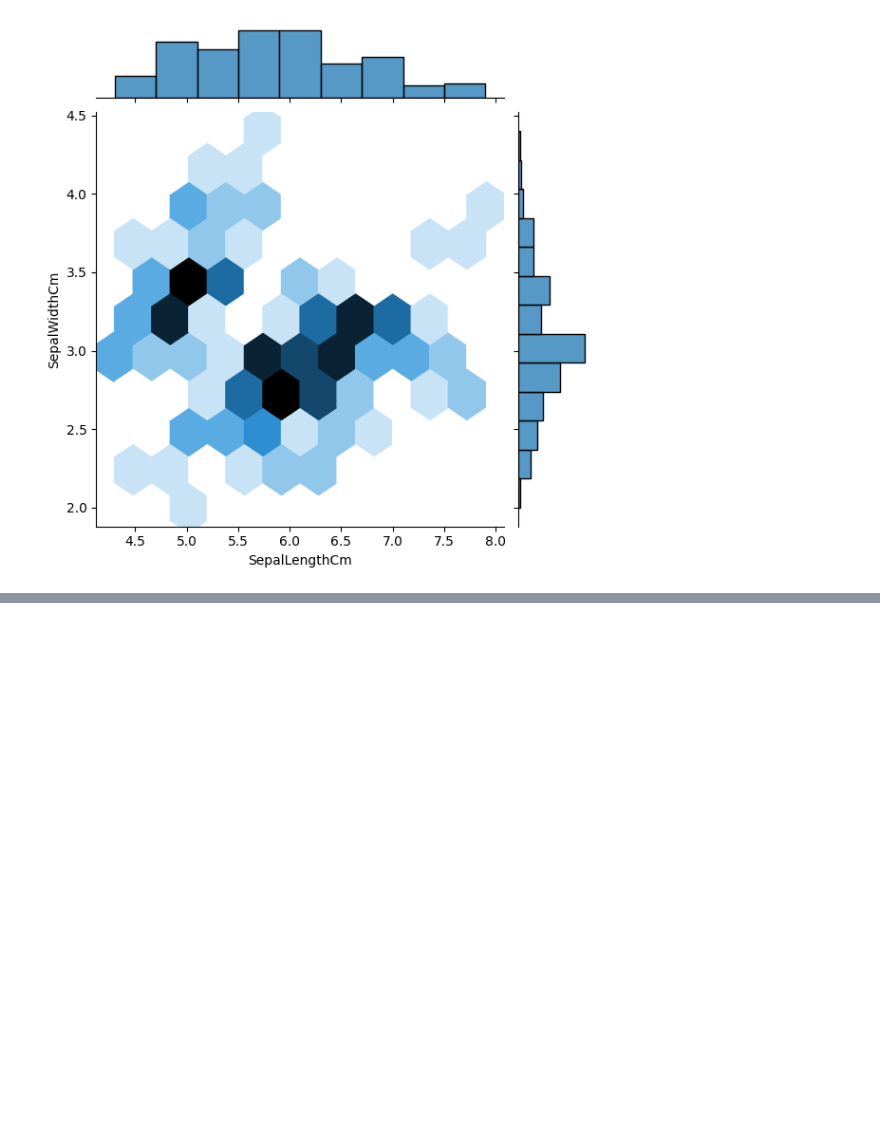
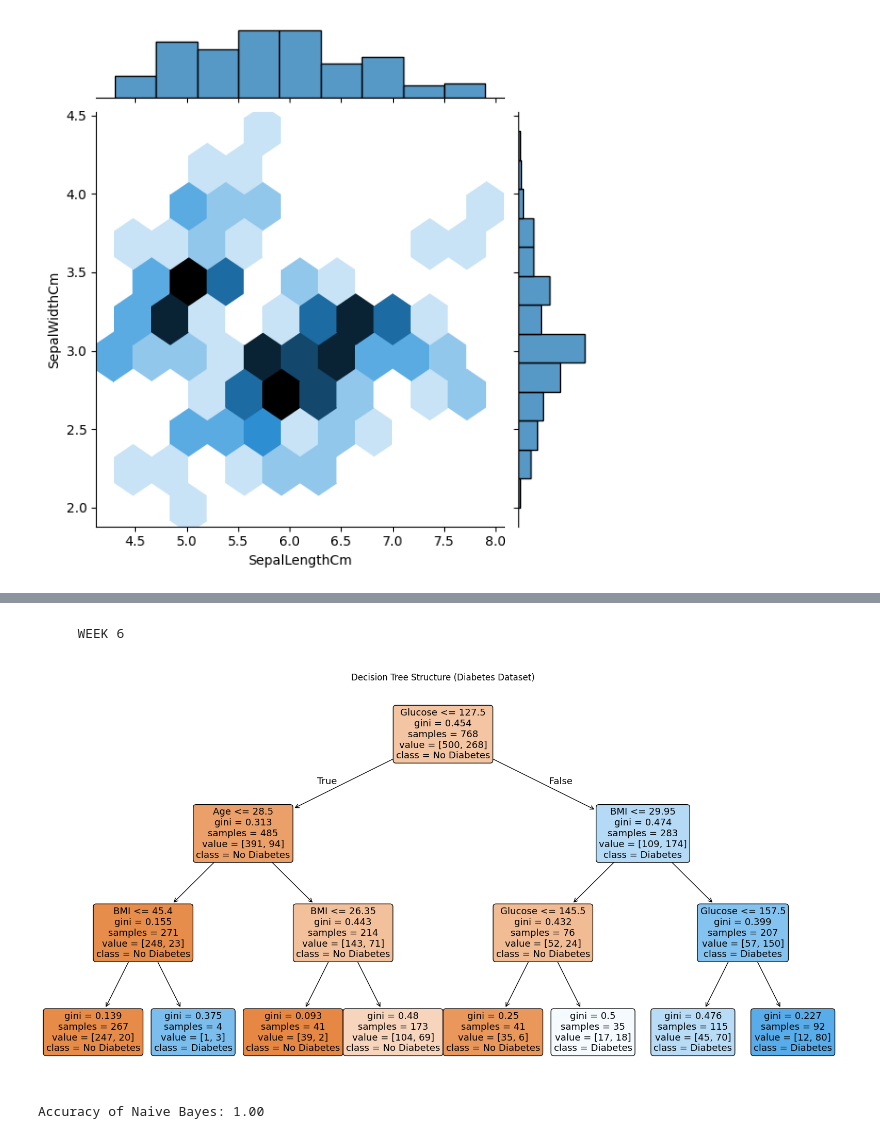
Before and after one commit to Saibalaji888/ML-lab, a Jupyter notebook: MachineLearning_Lab.ipynb, the cells around one changed output, grey strips where cells are left out. Drawn from its saved outputs; the diff is of its cells as text; code cells hidden in the pictures; blank space fills up the shorter version.

```diff
--- a/MachineLearning_Lab.ipynb
+++ b/MachineLearning_Lab.ipynb
@@ -311,0 +727,44 @@ sns.jointplot(x='SepalLengthCm', y='SepalWidthCm', data=df, kind='hex')
+# %% [markdown]
+       WEEK 6
+# %%
+#Implement a Decision Tree on the diabetes dataset and display the tree structure
+import pandas as pd
+from sklearn.tree import DecisionTreeClassifier, plot_tree
+from sklearn.model_selection import train_test_split
+import matplotlib.pyplot as plt
+
+df = pd.read_csv("diabetes.csv")
+
+X = df.drop("Outcome", axis=1)
+y = df["Outcome"]
+X_train, X_test, y_train, y_test = train_test_split(X, y, test_size=0.2, random_state=42)
+dt_clf = DecisionTreeClassifier(max_depth=3, random_state=42)
+dt_clf.fit(X, y)
+
+plt.figure(figsize=(20, 10))
+plot_tree(dt_clf, feature_names=X.columns, class_names=['No Diabetes', 'Diabetes'], filled=True, rounded=True)
+plt.title("Decision Tree Structure (Diabetes Dataset)")
+plt.show()
+# %% [output]
+[figure, added]
+# %%
+# Implement a simple Naive Bayes model on a loan dataset
+import pandas as pd
+from sklearn.model_selection import train_test_split
+from sklearn.naive_bayes import GaussianNB
+from sklearn.metrics import accuracy_score
+from sklearn.datasets import make_classification
+
+X, y = make_classification(n_samples=100, n_features=5, random_state=42)
+
+X_train, X_test, y_train, y_test = train_test_split(X, y, test_size=0.2, random_state=42)
+
+nb_clf = GaussianNB()
+nb_clf.fit(X_train, y_train)
+
+y_pred = nb_clf.predict(X_test)
+
+accuracy = accuracy_score(y_test, y_pred)
+print(f"Accuracy of Naive Bayes: {accuracy:.2f}")
+# %% [output]
+Accuracy of Naive Bayes: 1.00
```
Also changed, not shown: parts of 33 cells of this notebook.
